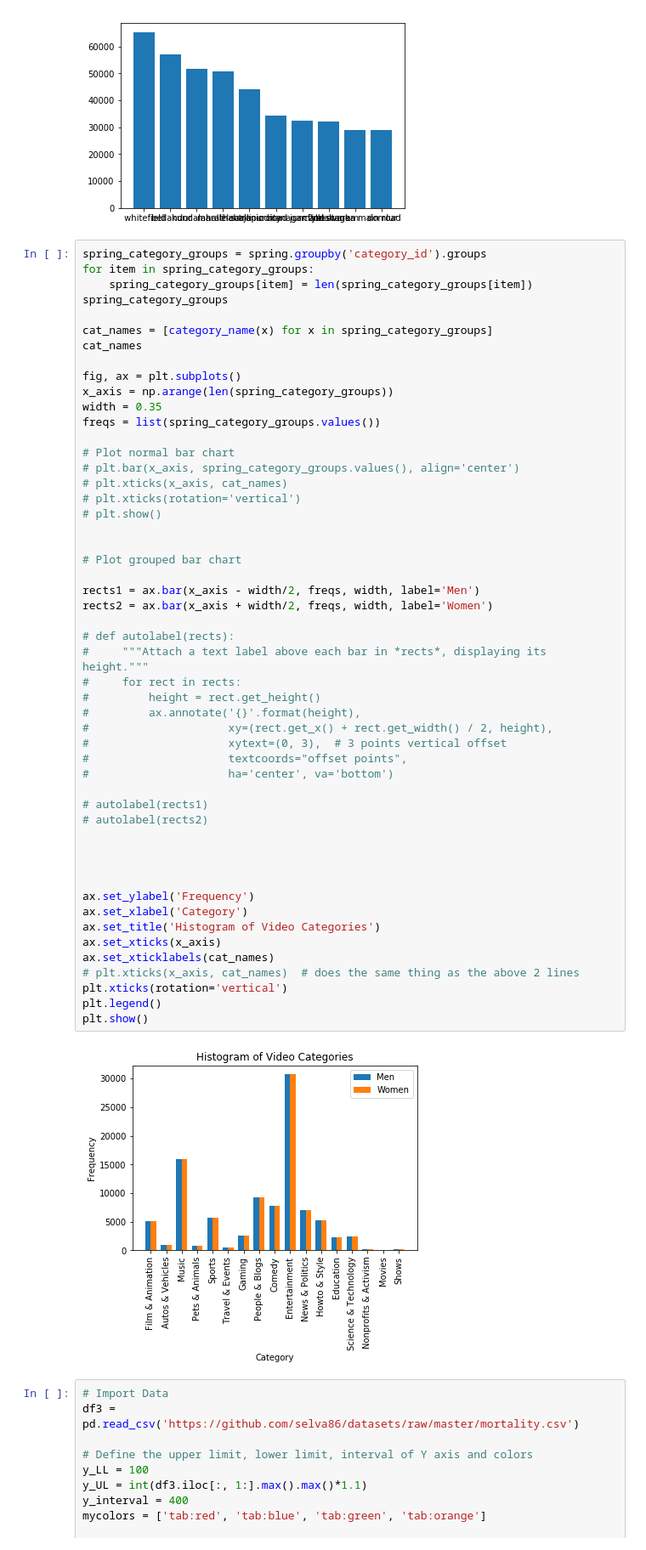
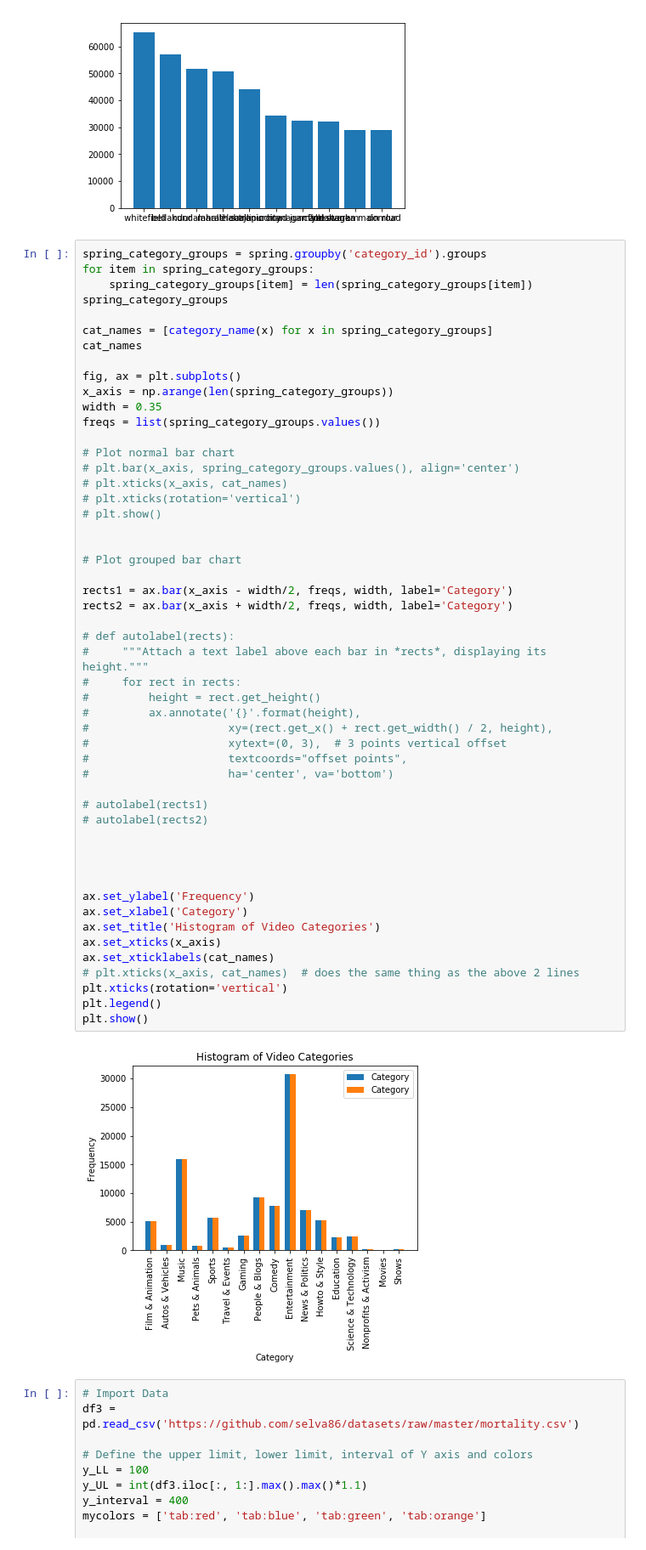
Before and after one commit to ChuckBowers/info-300-final, a Jupyter notebook: final_data_analysis.ipynb, the cells around one changed output. Shown at 85% size. Saved outputs shown, nothing was run; the diff lists cells and outputs as text.

```diff
--- a/final_data_analysis.ipynb
+++ b/final_data_analysis.ipynb
@@ -447,36 +462,36 @@ freqs = list(spring_category_groups.values())
 
 # Plot grouped bar chart
 
-rects1 = ax.bar(x_axis - width/2, freqs, width, label='Men')
-rects2 = ax.bar(x_axis + width/2, freqs, width, label='Women')
+rects1 = ax.bar(x_axis - width/2, freqs, width, label='Category')
+rects2 = ax.bar(x_axis + width/2, freqs, width, label='Category')
 
 # def autolabel(rects):
 #     """Attach a text label above each bar in *rects*, displaying its height."""
 #     for rect in rects:
 #         height = rect.get_height()
 #         ax.annotate('{}'.format(height),
 #                     xy=(rect.get_x() + rect.get_width() / 2, height),
 #                     xytext=(0, 3),  # 3 points vertical offset
 #                     textcoords="offset points",
 #                     ha='center', va='bottom')
 
 # autolabel(rects1)
 # autolabel(rects2)
 
 
 
 
 ax.set_ylabel('Frequency')
 ax.set_xlabel('Category')
 ax.set_title('Histogram of Video Categories')
 ax.set_xticks(x_axis)
 ax.set_xticklabels(cat_names)
 # plt.xticks(x_axis, cat_names)  # does the same thing as the above 2 lines
 plt.xticks(rotation='vertical')
 plt.legend()
 plt.show()
 # %% [output]
-[figure, old version]
+[figure, new version]
 # %%
 # Import Data
 df3 = pd.read_csv('https://github.com/selva86/datasets/raw/master/mortality.csv')
```
Also changed, not shown: parts of 3 cells of this notebook.
